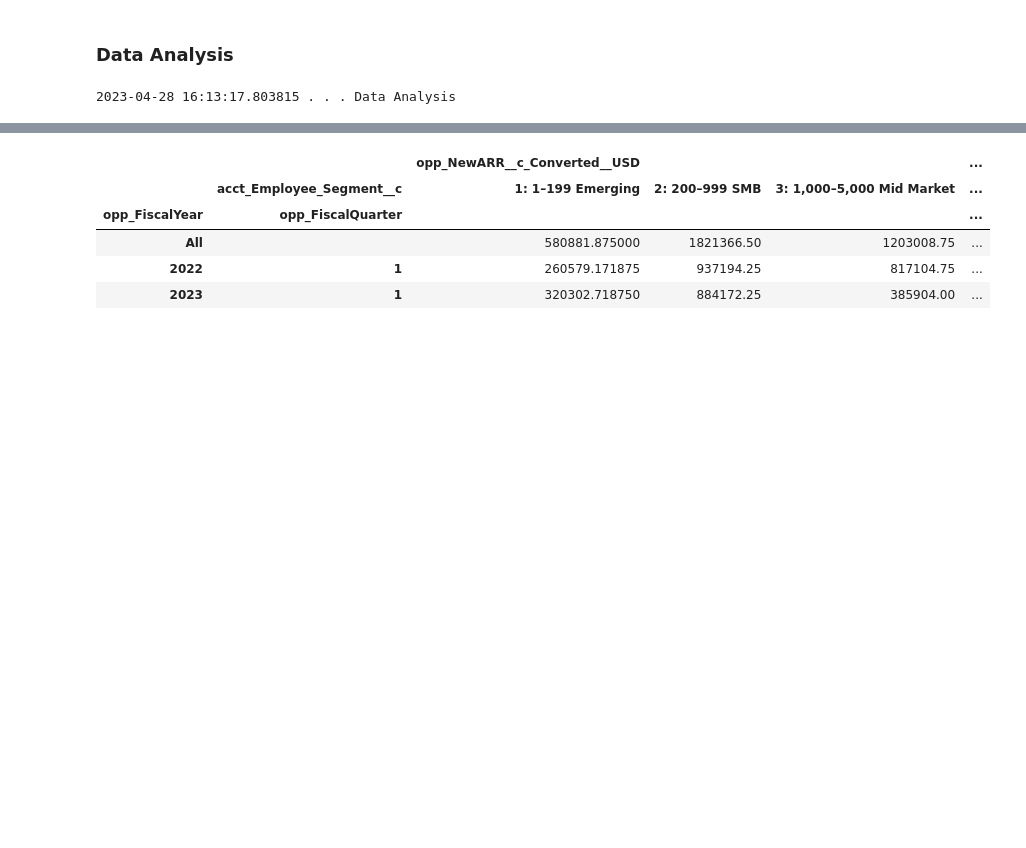
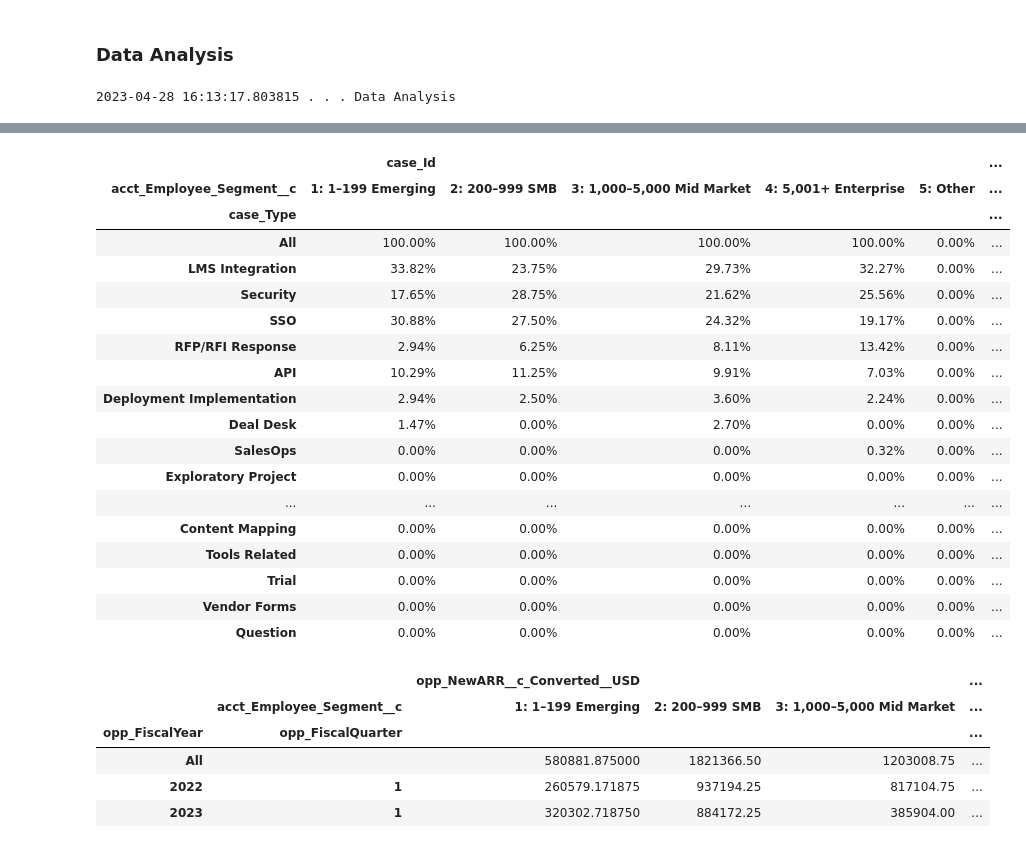
Before and after one commit to SamvelChan/colab_notebooks, a Jupyter notebook: salesforce_data.ipynb, the cells around one changed output, grey strips where cells are left out. Saved outputs shown, nothing was run; the diff lists cells and outputs as text; code cells hidden in the pictures; blank space fills up the shorter version.

```diff
--- a/salesforce_data.ipynb
+++ b/salesforce_data.ipynb
@@ -2235,3 +2319,26 @@ display(button, output)
+# %%
+# 2022 Q1
+da.style_data_frame(data=pvt_pctg2, pct_format=True)
+# %% [output]
+|  | case_Id |  |  |  |  | ... |
+| acct_Employee_Segment__c | 1: 1–199 Emerging | 2: 200–999 SMB | 3: 1,000–5,000 Mid Market | 4: 5,001+ Enterprise | 5: Other | ... |
+| case_Type |  |  |  |  |  | ... |
+| All | 100.00% | 100.00% | 100.00% | 100.00% | 0.00% | ... |
+| LMS Integration | 33.82% | 23.75% | 29.73% | 32.27% | 0.00% | ... |
+| Security | 17.65% | 28.75% | 21.62% | 25.56% | 0.00% | ... |
+| SSO | 30.88% | 27.50% | 24.32% | 19.17% | 0.00% | ... |
+| RFP/RFI Response | 2.94% | 6.25% | 8.11% | 13.42% | 0.00% | ... |
+| API | 10.29% | 11.25% | 9.91% | 7.03% | 0.00% | ... |
+| Deployment Implementation | 2.94% | 2.50% | 3.60% | 2.24% | 0.00% | ... |
+| Deal Desk | 1.47% | 0.00% | 2.70% | 0.00% | 0.00% | ... |
+| SalesOps | 0.00% | 0.00% | 0.00% | 0.32% | 0.00% | ... |
+| Exploratory Project | 0.00% | 0.00% | 0.00% | 0.00% | 0.00% | ... |
+| ... | ... | ... | ... | ... | ... | ... |
+| Content Mapping | 0.00% | 0.00% | 0.00% | 0.00% | 0.00% | ... |
+| Tools Related | 0.00% | 0.00% | 0.00% | 0.00% | 0.00% | ... |
+| Trial | 0.00% | 0.00% | 0.00% | 0.00% | 0.00% | ... |
+| Vendor Forms | 0.00% | 0.00% | 0.00% | 0.00% | 0.00% | ... |
+| Question | 0.00% | 0.00% | 0.00% | 0.00% | 0.00% | ... |
 # %%
 pvt
 # %% [output]
```
Also changed, not shown: parts of 6 cells of this notebook.
